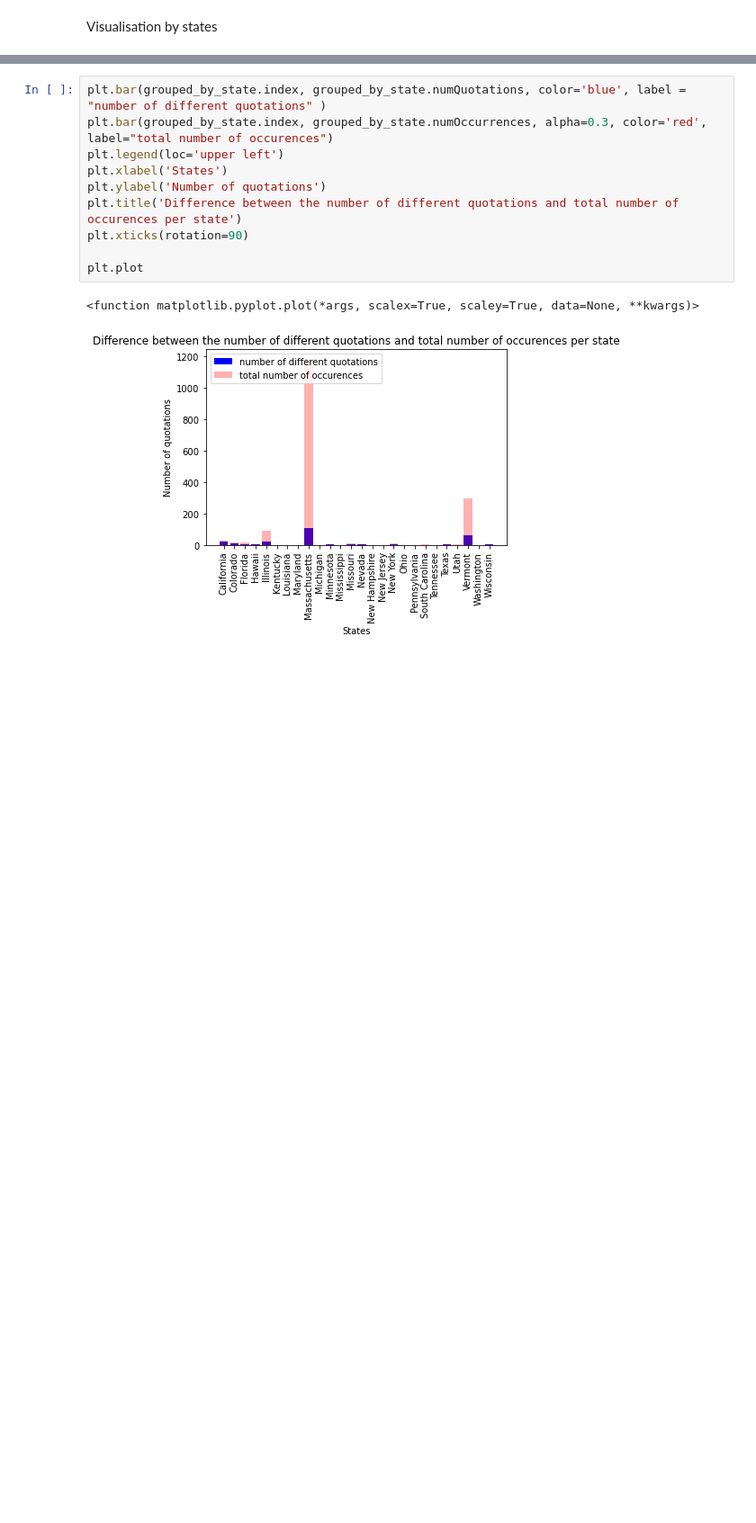
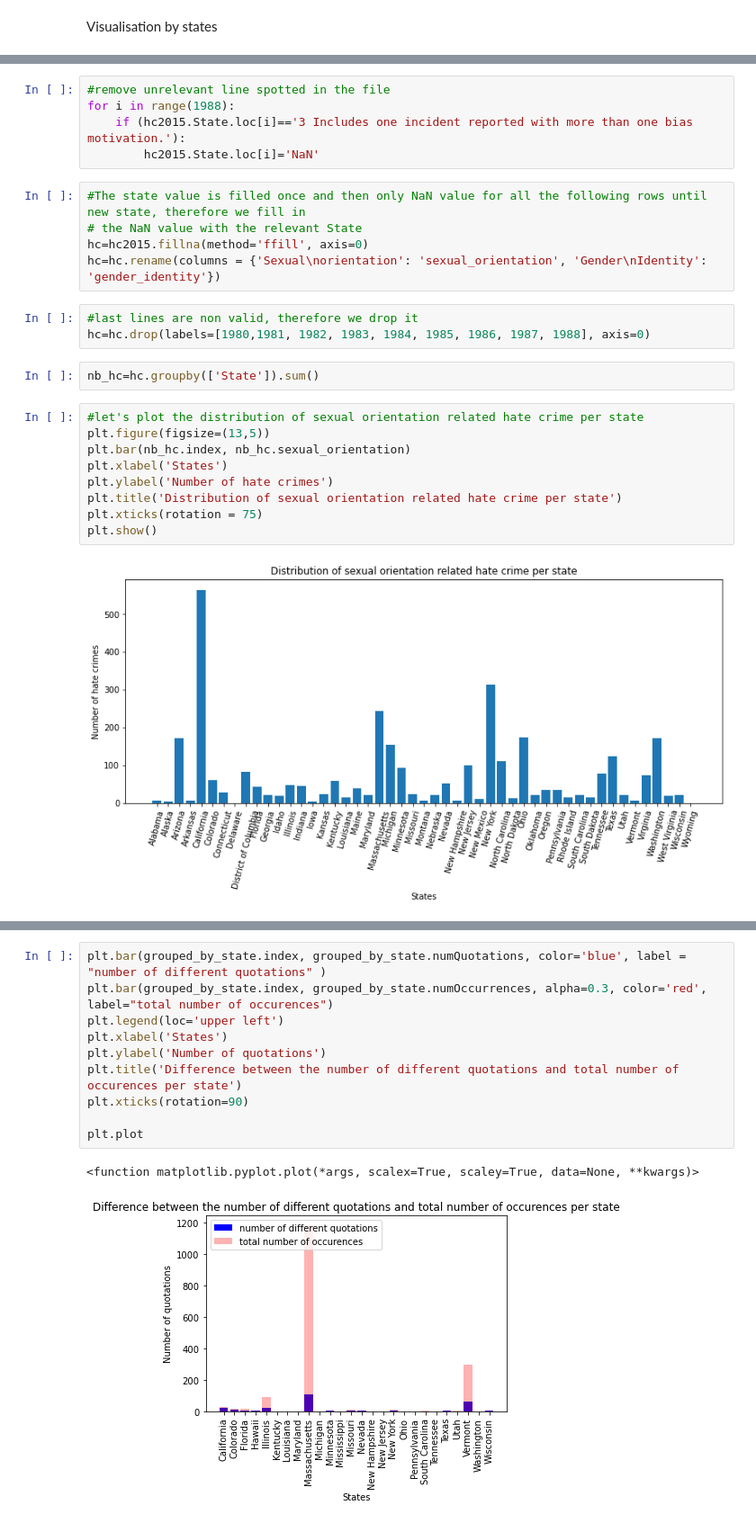
Before and after one commit to epfl-ada/ada-2021-project-ada_group_project, a Jupyter notebook: basic_exploration.ipynb, the cells around one changed output, grey strips where cells are left out. Shown at 90% size. Saved outputs shown, nothing was run; the diff lists cells and outputs as text; blank space fills up the shorter version.

```diff
--- a/basic_exploration.ipynb
+++ b/basic_exploration.ipynb
@@ -105,0 +127,26 @@ Name: state_x, dtype: int64
+# %%
+#remove unrelevant line spotted in the file
+for i in range(1988):
+    if (hc2015.State.loc[i]=='3 Includes one incident reported with more than one bias motivation.'):
+        hc2015.State.loc[i]='NaN'
+# %%
+#The state value is filled once and then only NaN value for all the following rows until new state, therefore we fill in
+# the NaN value with the relevant State
+hc=hc2015.fillna(method='ffill', axis=0)
+hc=hc.rename(columns = {'Sexual\norientation': 'sexual_orientation', 'Gender\nIdentity': 'gender_identity'})
+# %%
+#last lines are non valid, therefore we drop it
+hc=hc.drop(labels=[1980,1981, 1982, 1983, 1984, 1985, 1986, 1987, 1988], axis=0)
+# %%
+nb_hc=hc.groupby(['State']).sum()
+# %%
+#let's plot the distribution of sexual orientation related hate crime per state
+plt.figure(figsize=(13,5))
+plt.bar(nb_hc.index, nb_hc.sexual_orientation)
+plt.xlabel('States')
+plt.ylabel('Number of hate crimes')
+plt.title('Distribution of sexual orientation related hate crime per state')
+plt.xticks(rotation = 75)
+plt.show()
+# %% [output]
+[figure, added]
```
Also changed, not shown: parts of 11 cells of this notebook, 1 other file.
